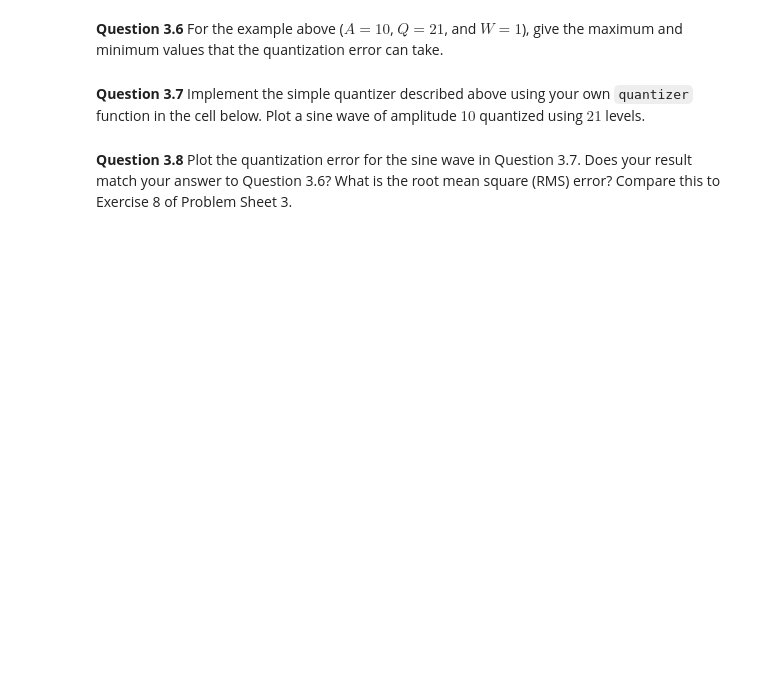
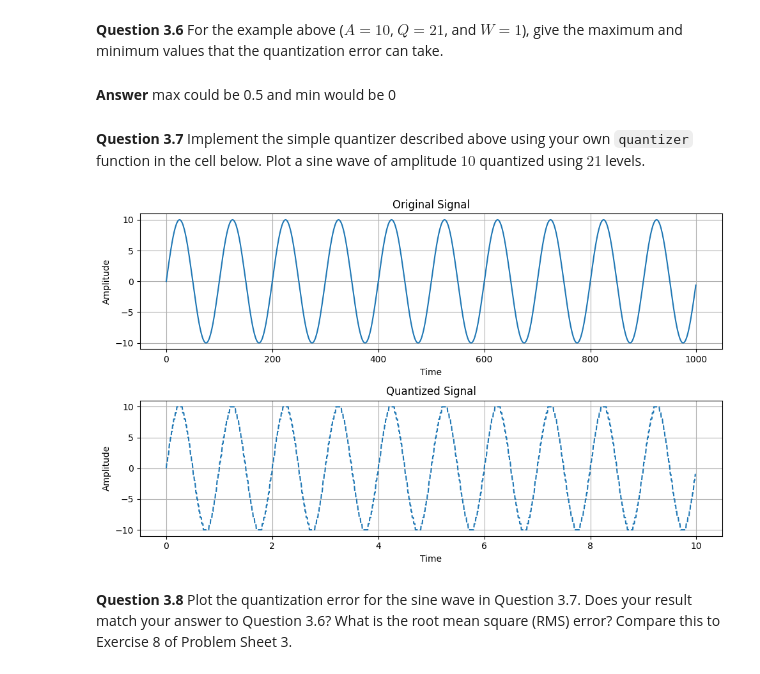
Before and after one commit to Nr722/sap-EE2-SS-LAB, a Jupyter notebook: EX3 - Sampling.ipynb, the cells around one changed output. Drawn from its saved outputs; the diff is of its cells as text; code cells hidden in the pictures; blank space fills up the shorter version.

```diff
--- a/EX3 - Sampling.ipynb
+++ b/EX3 - Sampling.ipynb
@@ -176,10 +175,16 @@ The quantization error is the difference between the original signal $x(t)$ and
 <center>Figure 3.4: The sampling and quantization processes</center>
 # %% [markdown]
 **Question 3.6** For the example above ($A=10$, $Q=21$, and $W=1$), give the maximum and minimum values that the quantization error can take.
+# %% [markdown]
+**Answer** max could be 0.5 and min would be 0
 # %% [markdown]
 **Question 3.7** Implement the simple quantizer described above using your own `quantizer` function in the cell below. Plot a sine wave of amplitude $10$ quantized using $21$ levels.
 # %%
 def quantizer(x, dynrange, N):
+
+    W = 2 * (dynrange/2) / (N - 1)
+
+    y = W * round(x/W)
     # x is the signal to quantize
     # dynrange is the as dynamic range of your quantizer expressed as a min and max value
     # N is the number of quantization levels
@@ -192,2 +195,34 @@ def quantizer(x, dynrange, N):
+# %%
+import numpy as np
+import matplotlib.pyplot as plt
+from functions.lab_functions import sinegen
+
+# Generate a sine wave using sinegen
+t = np.linspace(0,10,1000,endpoint=False)
+original_signal = 10*np.sin(2*np.pi*t)
+
+# Quantize the sine wave with a dynamic range of [-1, 1] and 4 quantization levels
+quantized_signal = [quantizer(sample, 20, 21) for sample in original_signal]
+
+# Plot the original and quantized signals
+plt.figure(figsize=(10, 6))
+plt.subplot(2, 1, 1)
+plt.plot(original_signal, label='Original Signal')
+plt.title('Original Signal')
+plt.xlabel('Time')
+plt.ylabel('Amplitude')
+plt.grid()
+
+plt.subplot(2, 1, 2)
+plt.plot(t, quantized_signal, label='Quantized Signal', linestyle='--')
+plt.title('Quantized Signal')
+plt.xlabel('Time')
+plt.ylabel('Amplitude')
+plt.grid()
+
+plt.tight_layout()
+plt.show()
+# %% [output]
+[figure, added]
 # %% [markdown]
 **Question 3.8** Plot the quantization error for the sine wave in Question 3.7. Does your result match your answer to Question 3.6? What is the root mean square (RMS) error? Compare this to Exercise 8 of Problem Sheet 3.
```
Also changed, not shown: parts of 4 cells of this notebook, 16 other files.
